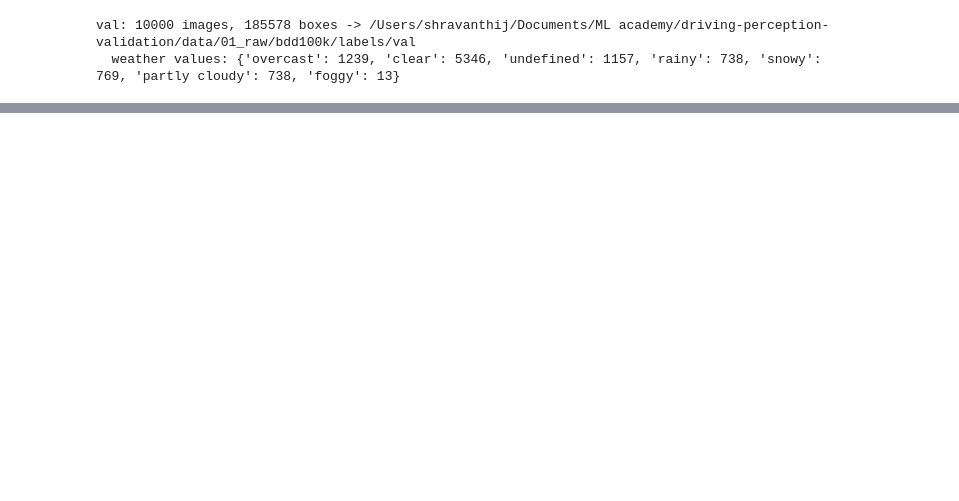
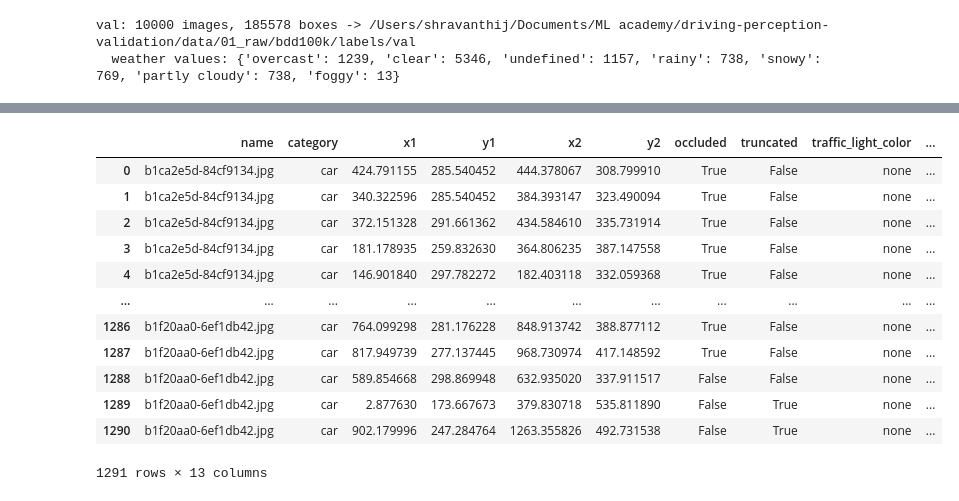
Before and after one commit to Shravanthi-J/driving-perception-validation, a Jupyter notebook: notebooks/labels_sanity_check.ipynb, the cells around one changed output, grey strips where cells are left out. Saved outputs shown, nothing was run; the diff lists cells and outputs as text; code cells hidden in the pictures; blank space fills up the shorter version.

```diff
--- a/notebooks/labels_sanity_check.ipynb
+++ b/notebooks/labels_sanity_check.ipynb
@@ -210,0 +808,16 @@ PosixPath('/Users/shravanthij/Documents/ML academy/driving-perception-validation
+# %%
+split_box
+# %% [output]
+|  | name | category | x1 | y1 | x2 | y2 | occluded | truncated | traffic_light_color | ... |
+| 0 | b1ca2e5d-84cf9134.jpg | car | 424.791155 | 285.540452 | 444.378067 | 308.799910 | True | False | none | ... |
+| 1 | b1ca2e5d-84cf9134.jpg | car | 340.322596 | 285.540452 | 384.393147 | 323.490094 | True | False | none | ... |
+| 2 | b1ca2e5d-84cf9134.jpg | car | 372.151328 | 291.661362 | 434.584610 | 335.731914 | True | False | none | ... |
+| 3 | b1ca2e5d-84cf9134.jpg | car | 181.178935 | 259.832630 | 364.806235 | 387.147558 | True | False | none | ... |
+| 4 | b1ca2e5d-84cf9134.jpg | car | 146.901840 | 297.782272 | 182.403118 | 332.059368 | True | False | none | ... |
+| ... | ... | ... | ... | ... | ... | ... | ... | ... | ... | ... |
+| 1286 | b1f20aa0-6ef1db42.jpg | car | 764.099298 | 281.176228 | 848.913742 | 388.877112 | True | False | none | ... |
+| 1287 | b1f20aa0-6ef1db42.jpg | car | 817.949739 | 277.137445 | 968.730974 | 417.148592 | True | False | none | ... |
+| 1288 | b1f20aa0-6ef1db42.jpg | car | 589.854668 | 298.869948 | 632.935020 | 337.911517 | False | False | none | ... |
+| 1289 | b1f20aa0-6ef1db42.jpg | car | 2.877630 | 173.667673 | 379.830718 | 535.811890 | False | True | none | ... |
+| 1290 | b1f20aa0-6ef1db42.jpg | car | 902.179996 | 247.284764 | 1263.355826 | 492.731538 | False | True | none | ... |
+1291 rows × 13 columns
```
Also changed, not shown: parts of 43 cells of this notebook, 5 other files.
